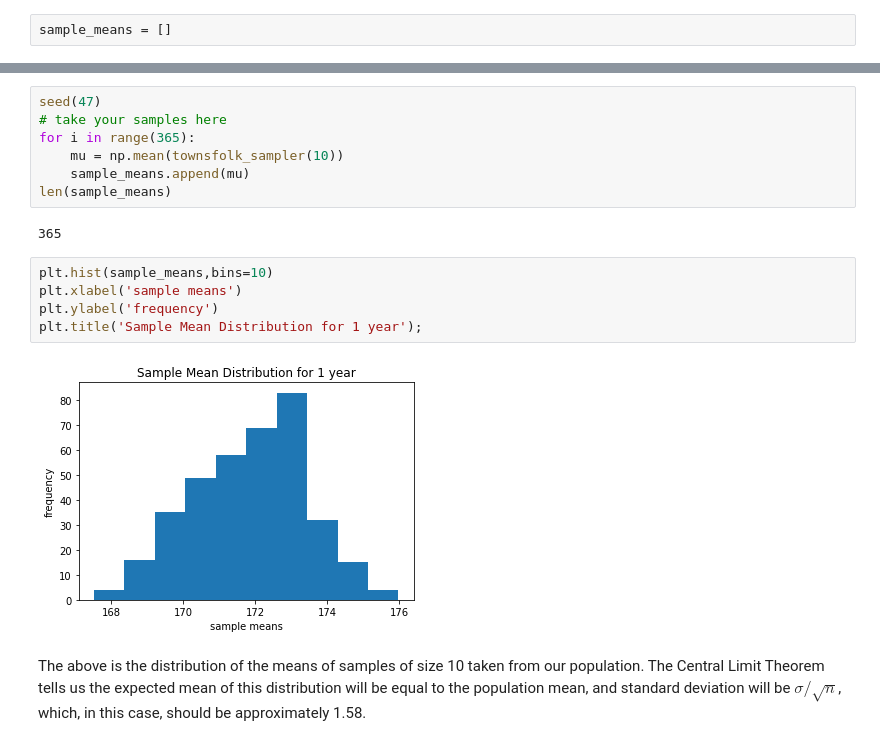
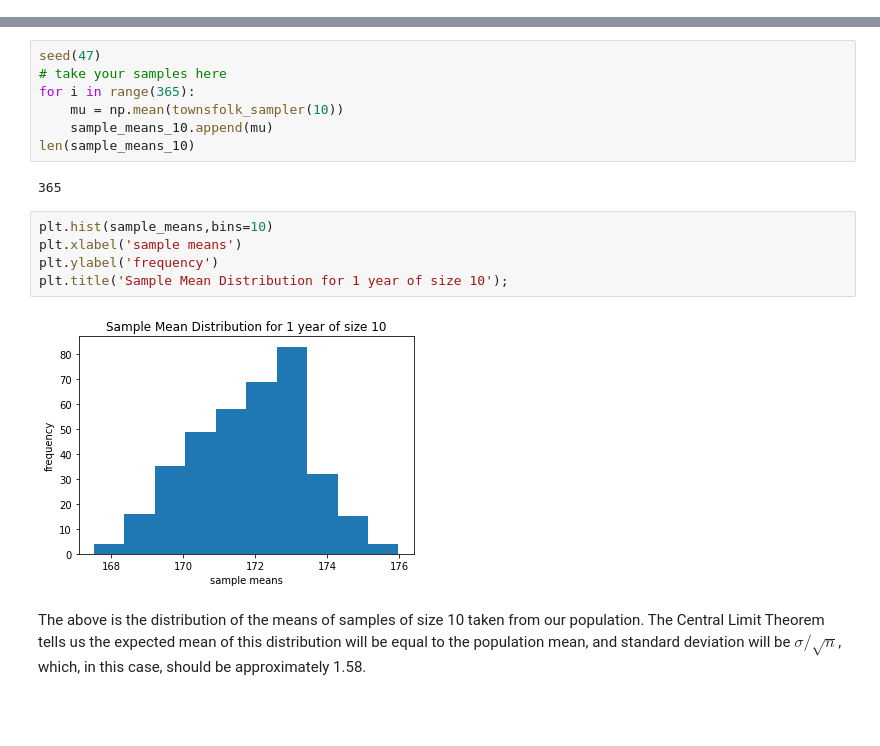
Before and after one commit to rime11/springboard, a Jupyter notebook: Frequentist Case Study/Frequentist Inference Case Study - Part A.ipynb, the cells around one changed output, grey strips where cells are left out. Drawn from its saved outputs; the diff is of its cells as text; blank space fills up the shorter version.

```diff
--- a/Frequentist Case Study/Frequentist Inference Case Study - Part A.ipynb
+++ b/Frequentist Case Study/Frequentist Inference Case Study - Part A.ipynb
@@ -224,5 +224,3 @@ np.mean(daily_sample2)
 __Q8:__ Simulate performing this random trial every day for a year, calculating the mean of each daily sample of 10, and plot the resultant sampling distribution of the mean.
 # %% [markdown]
 __A:__
-# %%
-sample_means = []
@@ -231,17 +231,17 @@ seed(47)
 # take your samples here
 for i in range(365):
     mu = np.mean(townsfolk_sampler(10))
-    sample_means.append(mu)
-len(sample_means)
+    sample_means_10.append(mu)
+len(sample_means_10)
 # %% [output]
 365
 # %%
 plt.hist(sample_means,bins=10)
 plt.xlabel('sample means')
 plt.ylabel('frequency')
-plt.title('Sample Mean Distribution for 1 year');
+plt.title('Sample Mean Distribution for 1 year of size 10');
 # %% [output]
-[figure, old version]
+[figure, new version]
 # %% [markdown]
 The above is the distribution of the means of samples of size 10 taken from our population. The Central Limit Theorem tells us the expected mean of this distribution will be equal to the population mean, and standard deviation will be $\sigma / \sqrt n$, which, in this case, should be approximately 1.58.
 # %% [markdown]
```
Also changed, not shown: parts of 18 cells of this notebook.
